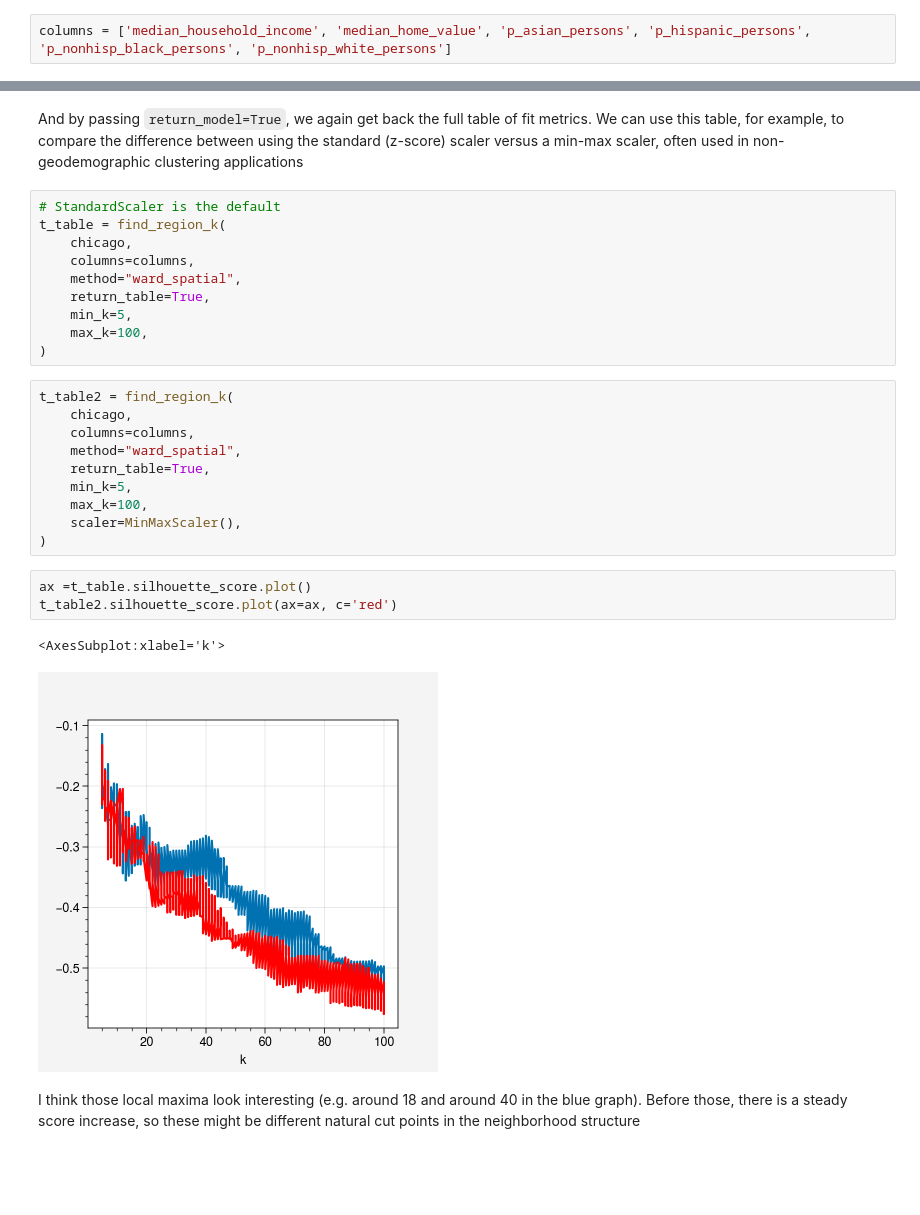
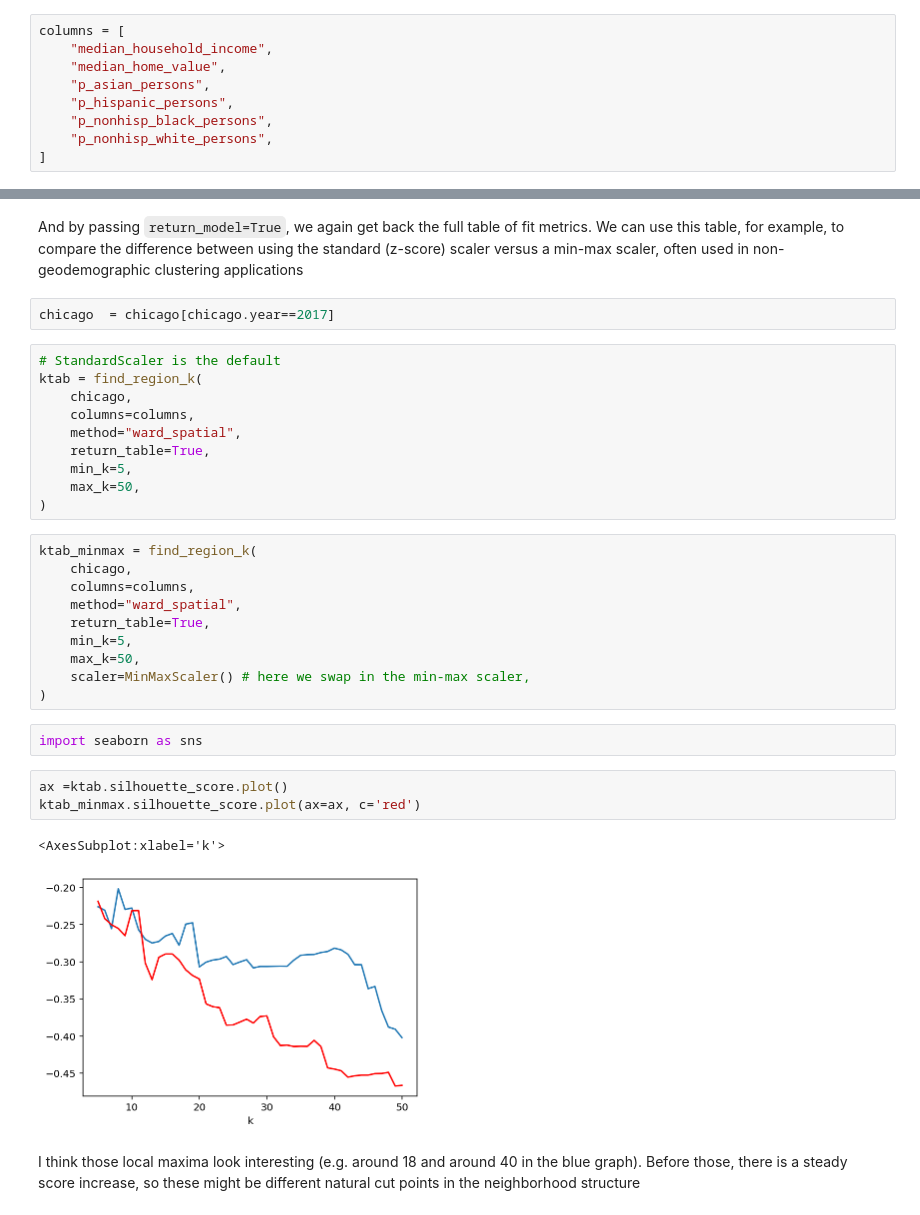
Before and after one commit to oturns/geosnap, a Jupyter notebook: examples/cluster_diagnostics.ipynb, the cells around one changed output, grey strips where cells are left out. Saved outputs shown, nothing was run; the diff lists cells and outputs as text; blank space fills up the shorter version.

Commit message:
add region_k

```diff
--- a/examples/cluster_diagnostics.ipynb
+++ b/examples/cluster_diagnostics.ipynb
@@ -30,5 +32,12 @@ chicago = get_acs(store, county_fips='17031', level='tract', years=list(range(20
 # %%
-columns = ['median_household_income', 'median_home_value', 'p_asian_persons', 'p_hispanic_persons', 'p_nonhisp_black_persons', 'p_nonhisp_white_persons']
+columns = [
+    "median_household_income",
+    "median_home_value",
+    "p_asian_persons",
+    "p_hispanic_persons",
+    "p_nonhisp_black_persons",
+    "p_nonhisp_white_persons",
+]
 # %% [markdown]
 Scikit learn [provides several measures](https://scikit-learn.org/stable/modules/clustering.html#clustering-performance-evaluation) for assessing the fit of a cluster model. When ground-trouth is unknown (such as the case of geodemographics), three measures, in particlar, are appropriate:
 
@@ -159,32 +192,36 @@ reg_k
 Using a sequence of the 5-year ACS in Chicagoland, things look pretty stable (and small--only two regions get the "best" metric in all cases)
 # %% [markdown]
 And by passing `return_model=True`, we again get back the full table of fit metrics. We can use this table, for example, to compare the difference between using the standard (z-score) scaler versus a min-max scaler, often used in non-geodemographic clustering applications
+# %%
+chicago  = chicago[chicago.year==2017]
 # %%
 # StandardScaler is the default
-t_table = find_region_k(
+ktab = find_region_k(
     chicago,
     columns=columns,
     method="ward_spatial",
     return_table=True,
     min_k=5,
-    max_k=100,
+    max_k=50,
 )
 # %%
-t_table2 = find_region_k(
+ktab_minmax = find_region_k(
     chicago,
     columns=columns,
     method="ward_spatial",
     return_table=True,
     min_k=5,
-    max_k=100,
-    scaler=MinMaxScaler(),
+    max_k=50,
+    scaler=MinMaxScaler() # here we swap in the min-max scaler,
 )
+# %%
+import seaborn as sns
 # %%
-ax =t_table.silhouette_score.plot()
-t_table2.silhouette_score.plot(ax=ax, c='red')
+ax =ktab.silhouette_score.plot()
+ktab_minmax.silhouette_score.plot(ax=ax, c='red')
 # %% [output]
 <AxesSubplot:xlabel='k'>
-[figure, old version]
+[figure, new version]
 # %% [markdown]
 I think those local maxima look interesting (e.g. around 18 and around 40 in the blue graph). Before those, there is a steady score increase, so these might be different natural cut points in the neighborhood structure
 # %% [markdown]
```
Also changed, not shown: parts of 36 cells of this notebook, 1 other file.
